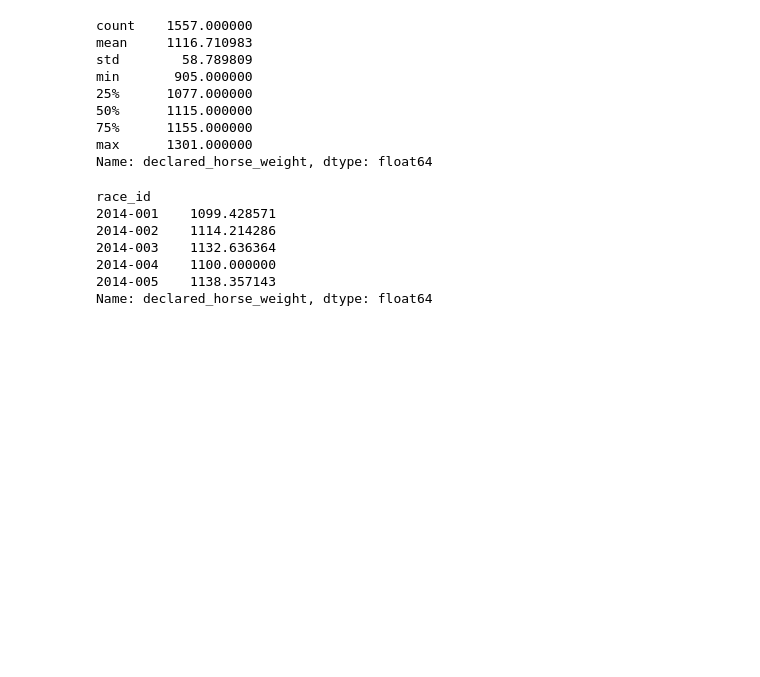
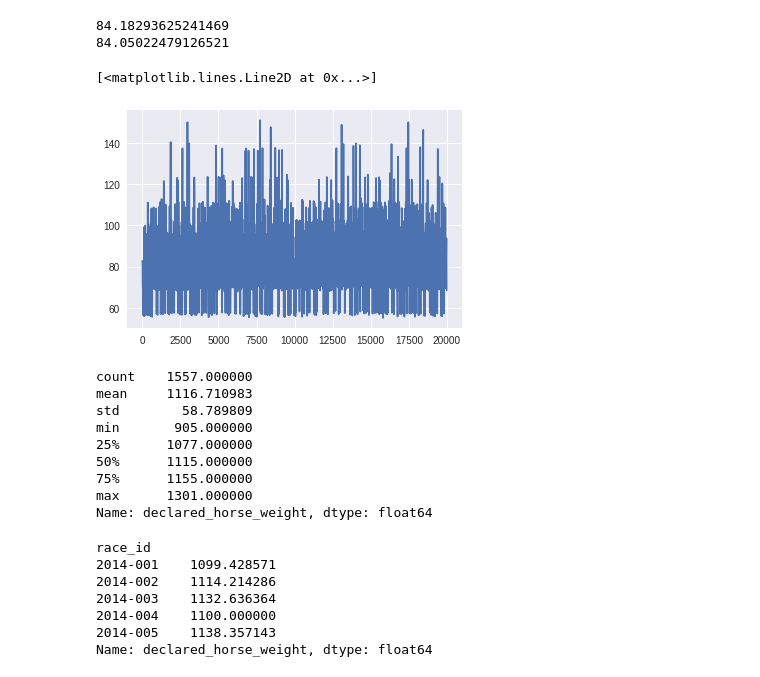
Before and after one commit to minhengwu/HK_horse_race, a Jupyter notebook: horse_race.ipynb, the cells around one changed output. Cells and saved outputs as stored; diff of their text form; code cells hidden in the pictures; blank space fills up the shorter version.

```diff
--- a/horse_race.ipynb
+++ b/horse_race.ipynb
@@ -40,5 +45,20 @@ horse.head()
 # %%
 """generate some useful stats, such as the mean, median, mode of horse wight"""
+# %%
+#let's calculate the mean time of the overall race and the mean time of the winning horse
+second_mean_time = horse[horse.finishing_position == 2].finish_time.mean()
+winning_mean_time = horse[horse.finishing_position == 1].finish_time.mean()
+print(second_mean_time)
+print(winning_mean_time)
+# %% [output]
+84.18293625241469
+84.05022479126521
+# %%
+#we can also visualize the difference
+plt.plot(horse[horse.finishing_position == 2].finish_time)
+# %% [output]
+[<matplotlib.lines.Line2D at 0x...>]
+[figure, added]
 # %%
 """find out that within each race, what charateristic does the winning horse have?
   Does the weight contribute to the winning?
```
Also changed, not shown: parts of 3 cells of this notebook.
